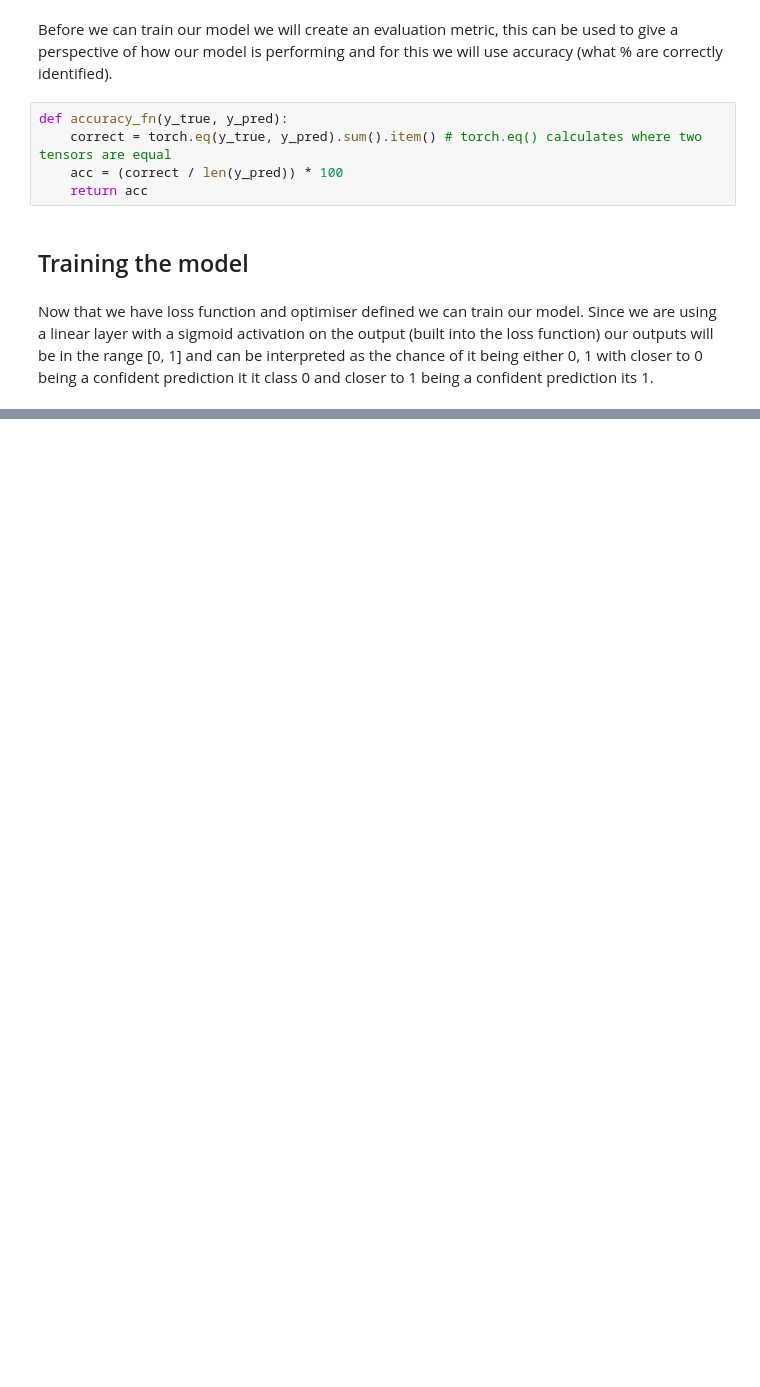
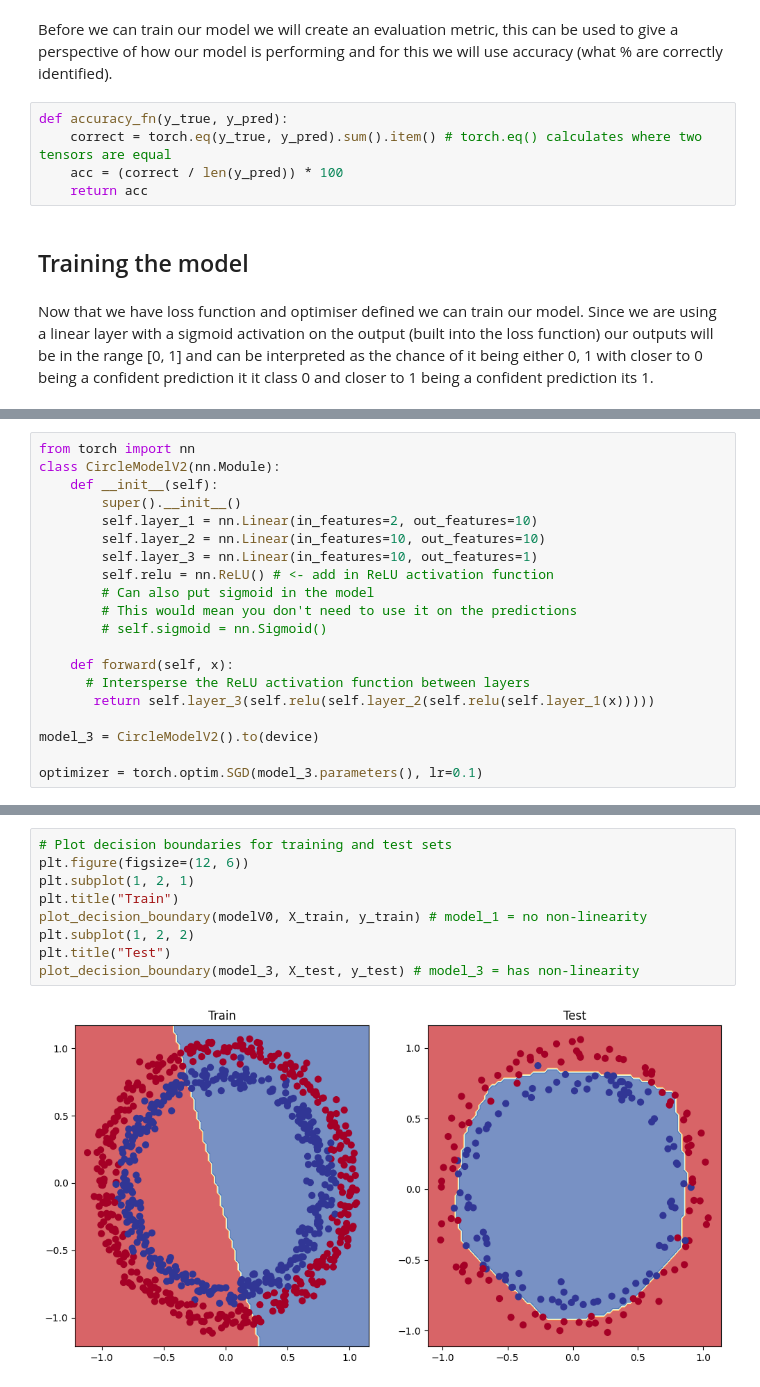
Before and after one commit to jackgoodsall/Learning-Machine-Learning-, a Jupyter notebook: PytorchLearning/NNClassifcation/NNClassifcation.ipynb, the cells around one changed output, grey strips where cells are left out. Cells and saved outputs as stored; diff of their text form; blank space fills up the shorter version.

```diff
--- a/PytorchLearning/NNClassifcation/NNClassifcation.ipynb
+++ b/PytorchLearning/NNClassifcation/NNClassifcation.ipynb
@@ -179,0 +227,20 @@ RuntimeError: CUDA error: CUBLAS_STATUS_EXECUTION_FAILED when calling cublasLtMa
+# %%
+from torch import nn
+class CircleModelV2(nn.Module):
+    def __init__(self):
+        super().__init__()
+        self.layer_1 = nn.Linear(in_features=2, out_features=10)
+        self.layer_2 = nn.Linear(in_features=10, out_features=10)
+        self.layer_3 = nn.Linear(in_features=10, out_features=1)
+        self.relu = nn.ReLU() # <- add in ReLU activation function
+        # Can also put sigmoid in the model
+        # This would mean you don't need to use it on the predictions
+        # self.sigmoid = nn.Sigmoid()
+
+    def forward(self, x):
+      # Intersperse the ReLU activation function between layers
+       return self.layer_3(self.relu(self.layer_2(self.relu(self.layer_1(x)))))
+
+model_3 = CircleModelV2().to(device)
+
+optimizer = torch.optim.SGD(model_3.parameters(), lr=0.1)
@@ -179,0 +308,11 @@ RuntimeError: CUDA error: CUBLAS_STATUS_EXECUTION_FAILED when calling cublasLtMa
+# %%
+# Plot decision boundaries for training and test sets
+plt.figure(figsize=(12, 6))
+plt.subplot(1, 2, 1)
+plt.title("Train")
+plot_decision_boundary(modelV0, X_train, y_train) # model_1 = no non-linearity
+plt.subplot(1, 2, 2)
+plt.title("Test")
+plot_decision_boundary(model_3, X_test, y_test) # model_3 = has non-linearity
+# %% [output]
+[figure, added]
```
Also changed, not shown: parts of 22 cells of this notebook.
